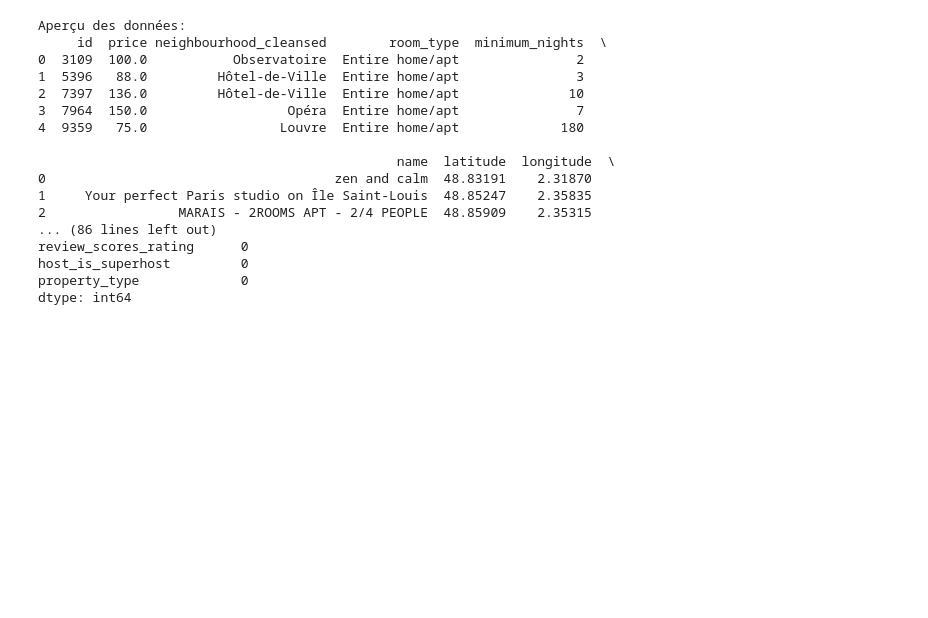
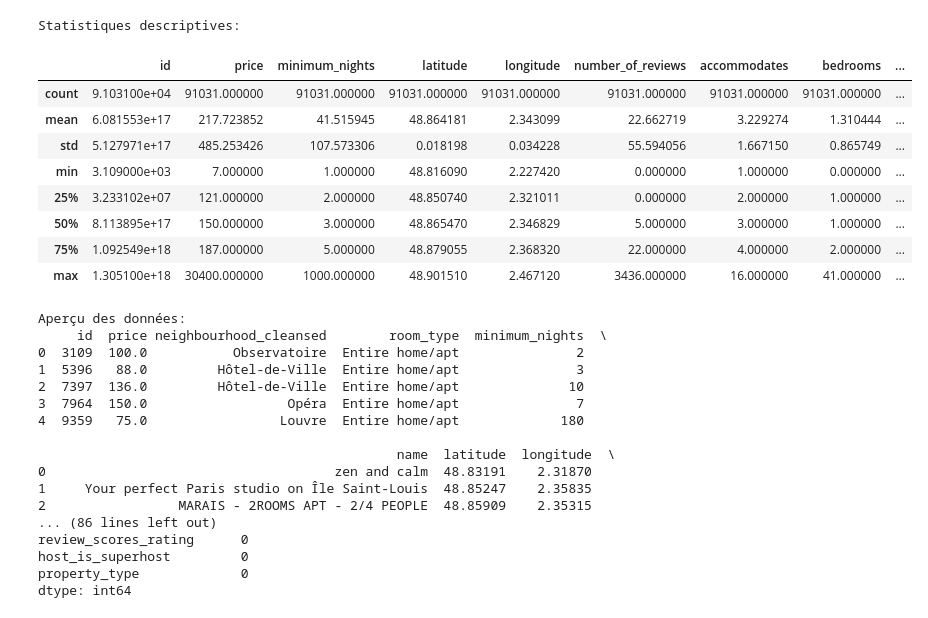
Before and after one commit to Hicham77500/Projet_AirBnB_Prediction, a Jupyter notebook: notebooks/01_data_exploration.ipynb, the cells around one changed output. Drawn from its saved outputs; the diff is of its cells as text; code cells hidden in the pictures; blank space fills up the shorter version.

```diff
--- a/notebooks/01_data_exploration.ipynb
+++ b/notebooks/01_data_exploration.ipynb
@@ -1 +42,16 @@
+# %%
+# Statistiques descriptives
+print("\nStatistiques descriptives:")
+df.describe()
+# %% [output]
+Statistiques descriptives:
+|  | id | price | minimum_nights | latitude | longitude | number_of_reviews | accommodates | bedrooms | ... |
+| count | 9.103100e+04 | 91031.000000 | 91031.000000 | 91031.000000 | 91031.000000 | 91031.000000 | 91031.000000 | 91031.000000 | ... |
+| mean | 6.081553e+17 | 217.723852 | 41.515945 | 48.864181 | 2.343099 | 22.662719 | 3.229274 | 1.310444 | ... |
+| std | 5.127971e+17 | 485.253426 | 107.573306 | 0.018198 | 0.034228 | 55.594056 | 1.667150 | 0.865749 | ... |
+| min | 3.109000e+03 | 7.000000 | 1.000000 | 48.816090 | 2.227420 | 0.000000 | 1.000000 | 0.000000 | ... |
+| 25% | 3.233102e+07 | 121.000000 | 2.000000 | 48.850740 | 2.321011 | 0.000000 | 2.000000 | 1.000000 | ... |
+| 50% | 8.113895e+17 | 150.000000 | 3.000000 | 48.865470 | 2.346829 | 5.000000 | 3.000000 | 1.000000 | ... |
+| 75% | 1.092549e+18 | 187.000000 | 5.000000 | 48.879055 | 2.368320 | 22.000000 | 4.000000 | 2.000000 | ... |
+| max | 1.305100e+18 | 30400.000000 | 1000.000000 | 48.901510 | 2.467120 | 3436.000000 | 16.000000 | 41.000000 | ... |
 # %%
```
Also changed, not shown: parts of 5 cells of this notebook, 3 other files.
